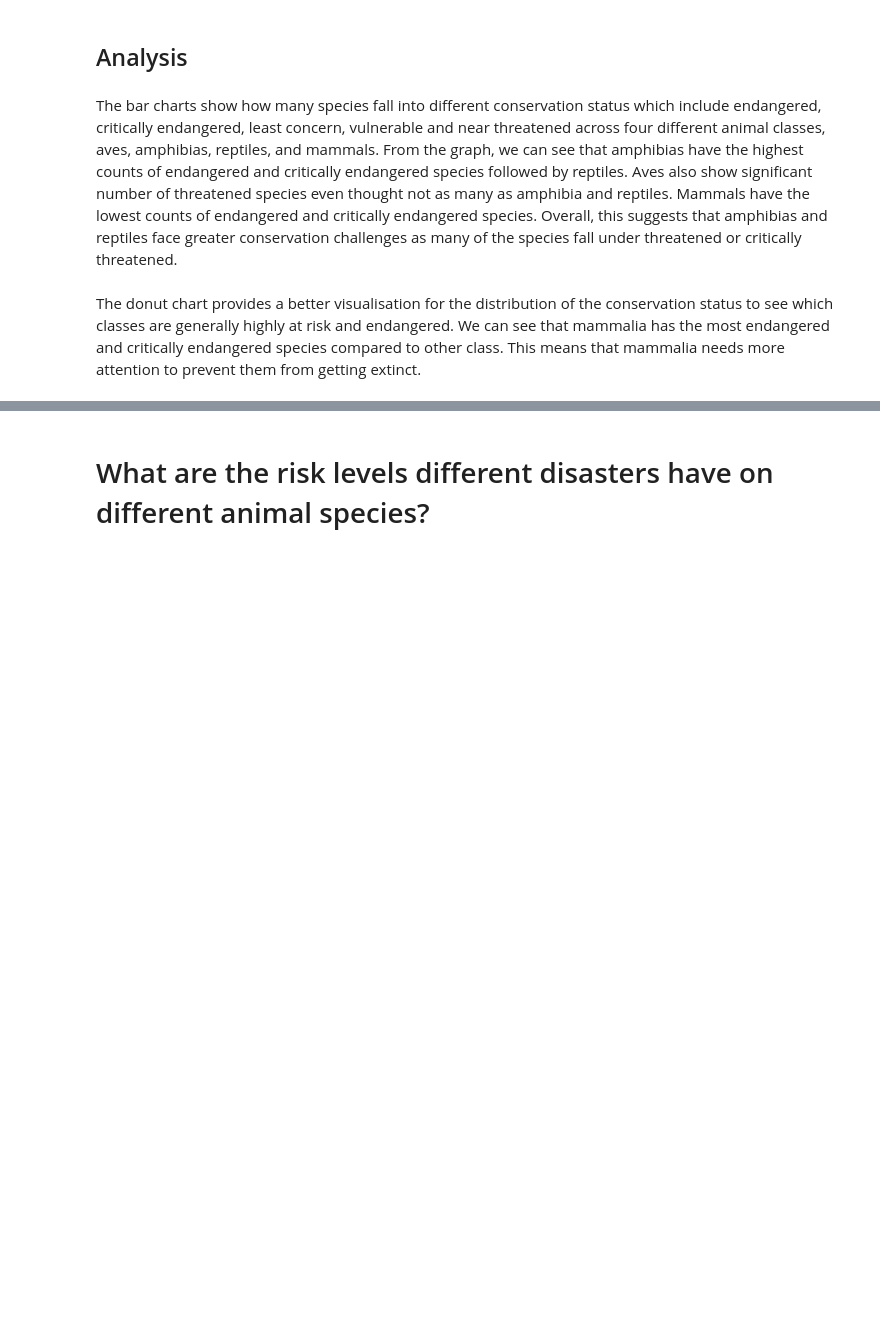
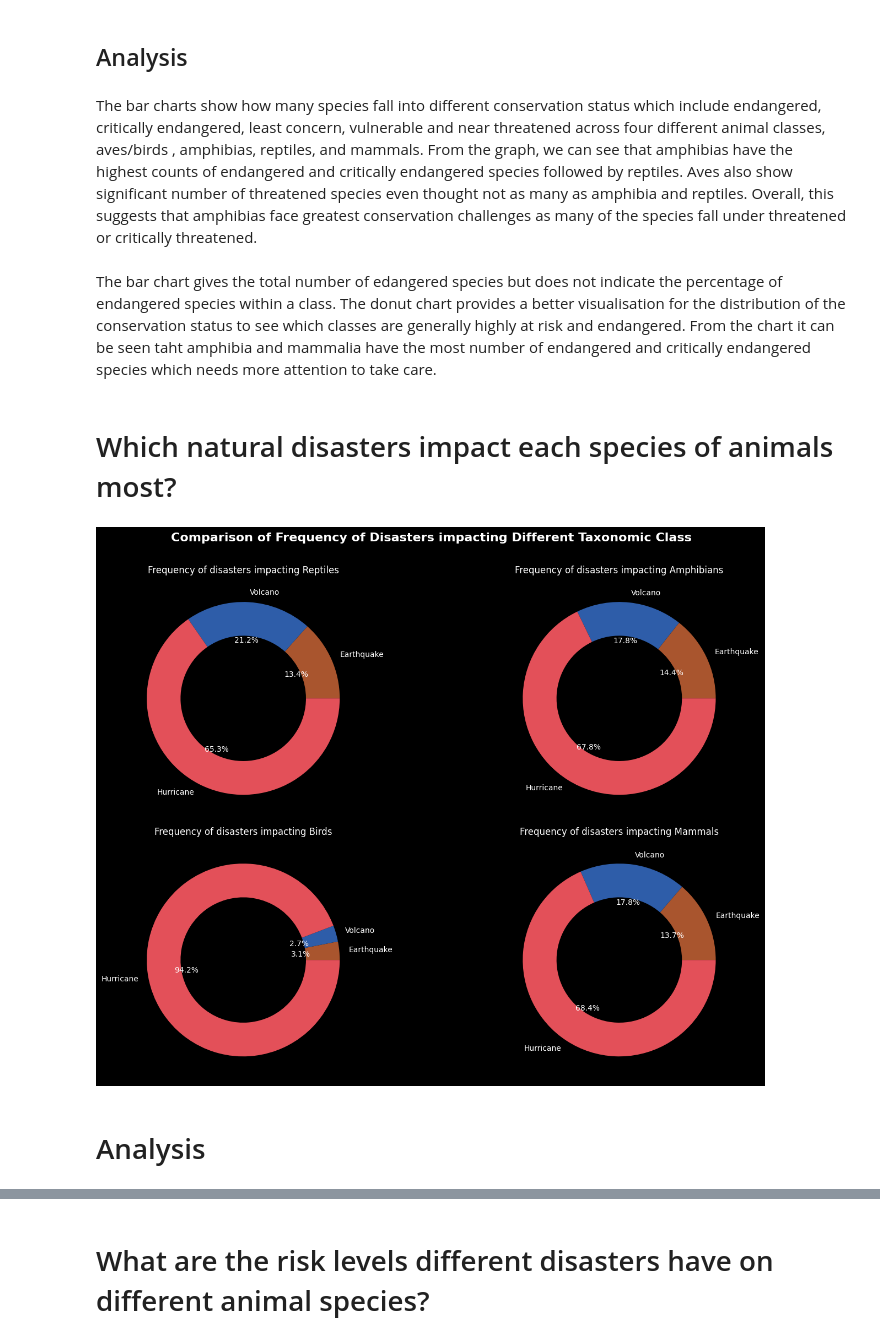
Before and after one commit to JovianSanjaya/2D-Mapping-and-Simulation-Approach, a Jupyter notebook: Hack/analysis.ipynb, the cells around one changed output, grey strips where cells are left out. Saved outputs shown, nothing was run; the diff lists cells and outputs as text; code cells hidden in the pictures; blank space fills up the shorter version.

```diff
--- a/Hack/analysis.ipynb
+++ b/Hack/analysis.ipynb
@@ -392,6 +469,46 @@ plt.show()
 # %% [markdown]
 ## Analysis
 # %% [markdown]
-The bar charts show how many species fall into different conservation status which include endangered, critically endangered, least concern, vulnerable and near threatened across four different animal classes, aves, amphibias, reptiles, and mammals. From the graph, we can see that amphibias have the highest counts of endangered and critically endangered species followed by reptiles. Aves also show significant number of threatened species even thought not as many as amphibia and reptiles. Mammals have the lowest counts of endangered and critically endangered species. Overall, this suggests that amphibias and reptiles face greater conservation challenges as many of the species fall under threatened or critically threatened.
+The bar charts show how many species fall into different conservation status which include endangered, critically endangered, least concern, vulnerable and near threatened across four different animal classes, aves/birds , amphibias, reptiles, and mammals. From the graph, we can see that amphibias have the highest counts of endangered and critically endangered species followed by reptiles. Aves also show significant number of threatened species even thought not as many as amphibia and reptiles. Overall, this suggests that amphibias face greatest conservation challenges as many of the species fall under threatened or critically threatened.
 # %% [markdown]
-The donut chart provides a better visualisation for the distribution of the conservation status to see which classes are generally highly at risk and endangered. We can see that mammalia has the most endangered and critically endangered species compared to other class. This means that mammalia needs more attention to prevent them from getting extinct.
+The bar chart gives the total number of edangered species but does not indicate the percentage of endangered species within a class. The donut chart provides a better visualisation for the distribution of the conservation status to see which classes are generally highly at risk and endangered. From the chart it can be seen taht amphibia and mammalia have the most number of endangered and critically endangered species which needs more attention to take care.
+# %% [markdown]
+# Which natural disasters impact each species of animals most?
+# %%
+def plot_donut_chart(ax, df, title):
+    frequency_list = []
+    disaster_types = ['Earthquake', 'Volcano', 'Hurricane']
+
+
+    frequency_column = [9, 17,25]
+
+    for column in frequency_column:
+        frequency_list.append(df.iloc[:, column].mean())
+
+    colors = ["#a9552e", "#2e5da9", "#e35059", "#d89788", "#2b8560"]
+
+    wedges, autotexts, texts = ax.pie(frequency_list, labels=disaster_types,  wedgeprops=dict(width=0.35, edgecolor='none'), autopct='%1.1f%%', colors=colors)
+
+    for text in texts:
+        text.set_fontsize(10)
+    for autotext in autotexts:
+        autotext.set_fontsize(10)
+
+    ax.set_title(title)
+
+fig, axs = plt.subplots(2, 2, figsize=(15, 10))
+
+plot_donut_chart(axs[0, 0], df_reptilia, "Frequency of disasters impacting Reptiles")
+plot_donut_chart(axs[0, 1], df_amphibia, "Frequency of disasters impacting Amphibians")
+plot_donut_chart(axs[1, 0], df_aves, "Frequency of disasters impacting Birds")
+plot_donut_chart(axs[1, 1], df_mammalia, "Frequency of disasters impacting Mammals")
+
+fig.suptitle("Comparison of Frequency of Disasters impacting Different Animal Class", fontsize=16,y=1.01,fontweight='bold')
+
+plt.tight_layout()
+
+plt.show()
+# %% [output]
+[figure, added]
+# %% [markdown]
+# Analysis
```
Also changed, not shown: parts of 32 cells of this notebook, 24 other files.
